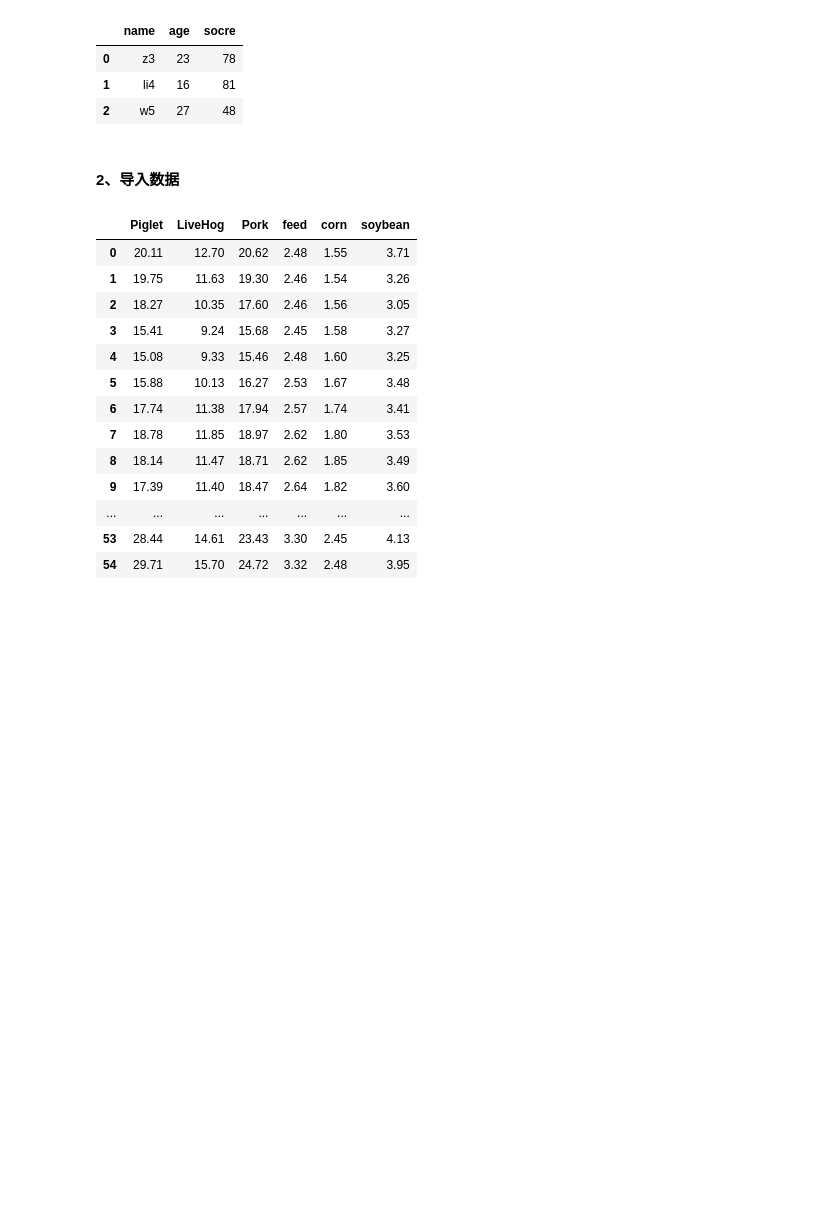
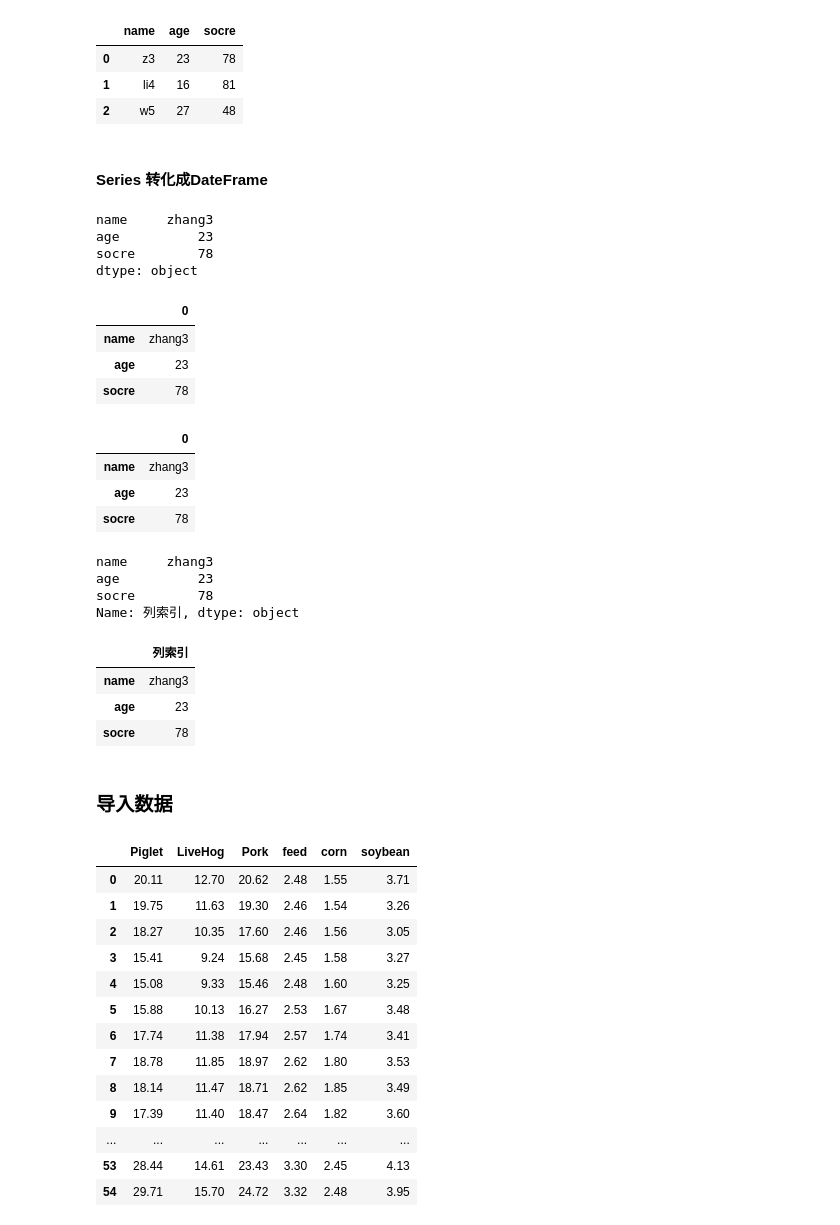
Before and after one commit to happy-yu1/date-analysis-primary, a Jupyter notebook: pandas练习/02-二维DateFrame.ipynb, the cells around one changed output. Drawn from its saved outputs; the diff is of its cells as text; code cells hidden in the pictures; blank space fills up the shorter version.

```diff
--- a/pandas练习/02-二维DateFrame.ipynb
+++ b/pandas练习/02-二维DateFrame.ipynb
@@ -39,8 +39,55 @@ pd.DataFrame(b)
 | 0 | z3 | 23 | 78 |
 | 1 | li4 | 16 | 81 |
 | 2 | w5 | 27 | 48 |
+# %% [markdown]
+####  Series 转化成DateFrame
+# %%
+a={'name':'zhang3','age':23,'socre':78}   #非纯数字的series为object类型
+s=pd.Series(a)
+s
+# %% [output]
+name     zhang3
+age          23
+socre        78
+dtype: object
+# %%
+#因为没有列索引，默认的为0
+df=pd.DataFrame(s)   #-----法一
+df
+# %% [output]
+|  | 0 |
+| name | zhang3 |
+| age | 23 |
+| socre | 78 |
+# %%
+df=s.to_frame()   #-----法二
+df
+# %% [output]
+|  | 0 |
+| name | zhang3 |
+| age | 23 |
+| socre | 78 |
+# %%
+#  创建Series时，如果传入name参数，转化为DataFrame类型时，会自动以name为对应的列索引
+
+a={'name':'zhang3','age':23,'socre':78}
+s=pd.Series(a,name='列索引')
+s
+# %% [output]
+name     zhang3
+age          23
+socre        78
+Name: 列索引, dtype: object
+# %%
+df=s.to_frame()   #-----法二
+df
+# %% [output]
+|  | 列索引 |
+| name | zhang3 |
+| age | 23 |
+| socre | 78 |
 # %% [markdown]
-#### 2、导入数据
+### 导入数据
 # %%
 t=pd.read_csv('trainx.csv')
 t
```
Also changed, not shown: parts of 1 cell of this notebook, 16 other files.
